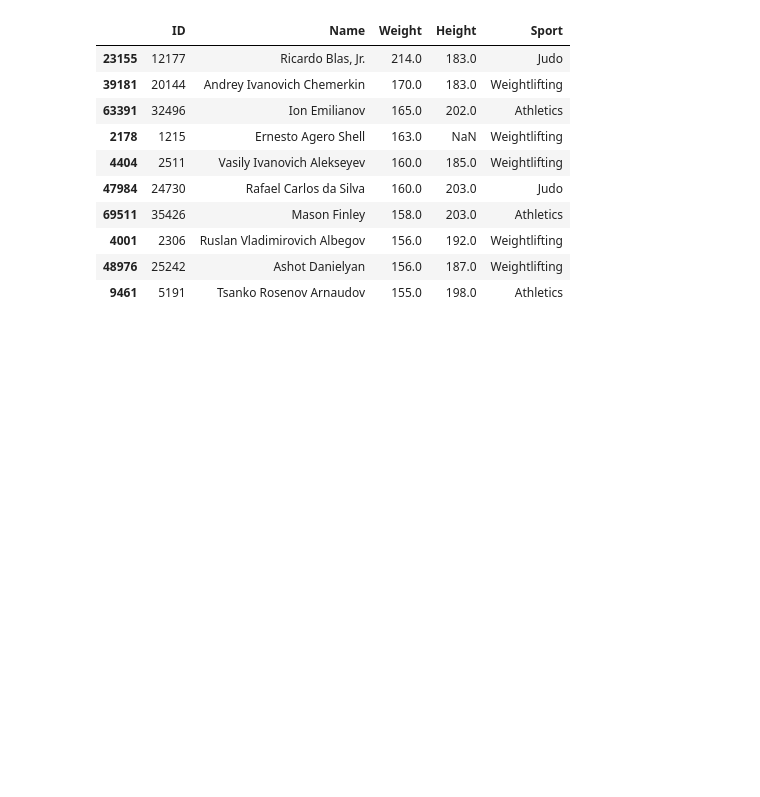
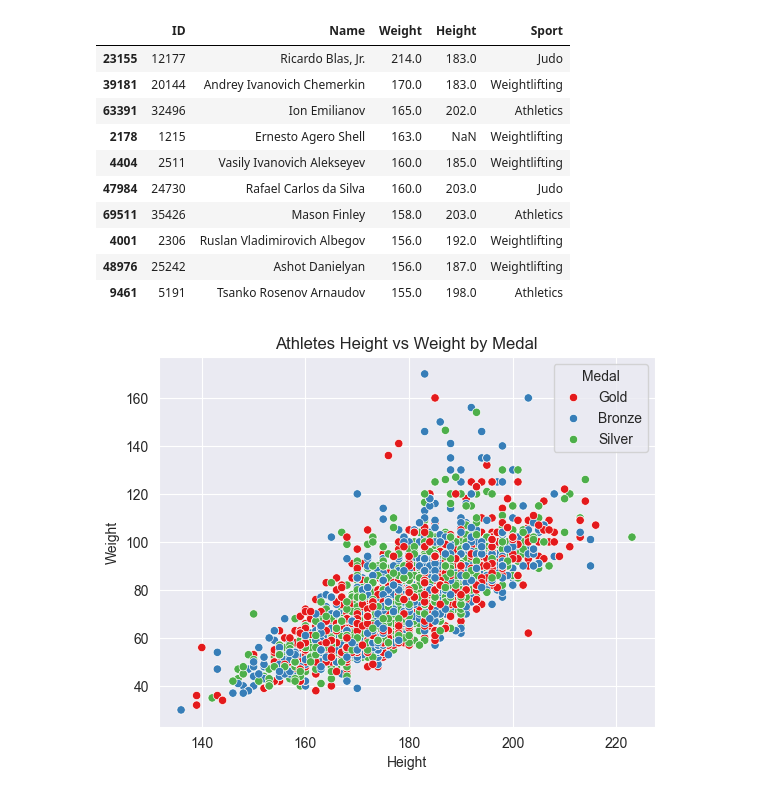
Before and after one commit to dobrywilczurek/Olympic_data_EAD, a Jupyter notebook: Olympic_eda.ipynb, the cells around one changed output. Saved outputs shown, nothing was run; the diff lists cells and outputs as text; code cells hidden in the pictures; blank space fills up the shorter version.

```diff
--- a/Olympic_eda.ipynb
+++ b/Olympic_eda.ipynb
@@ -433,3 +433,11 @@ top_10_heaviest_athletes
 | 4001 | 2306 | Ruslan Vladimirovich Albegov | 156.0 | 192.0 | Weightlifting |
 | 48976 | 25242 | Ashot Danielyan | 156.0 | 187.0 | Weightlifting |
 | 9461 | 5191 | Tsanko Rosenov Arnaudov | 155.0 | 198.0 | Athletics |
+# %%
+sns.scatterplot(data=data, x="Height", y="Weight", hue="Medal", palette="Set1")
+plt.title("Athletes Height vs Weight by Medal")
+plt.xlabel("Height")
+plt.ylabel("Weight")
+plt.show()
+# %% [output]
+[figure, added]
```
Also changed, not shown: parts of 2 cells of this notebook.
